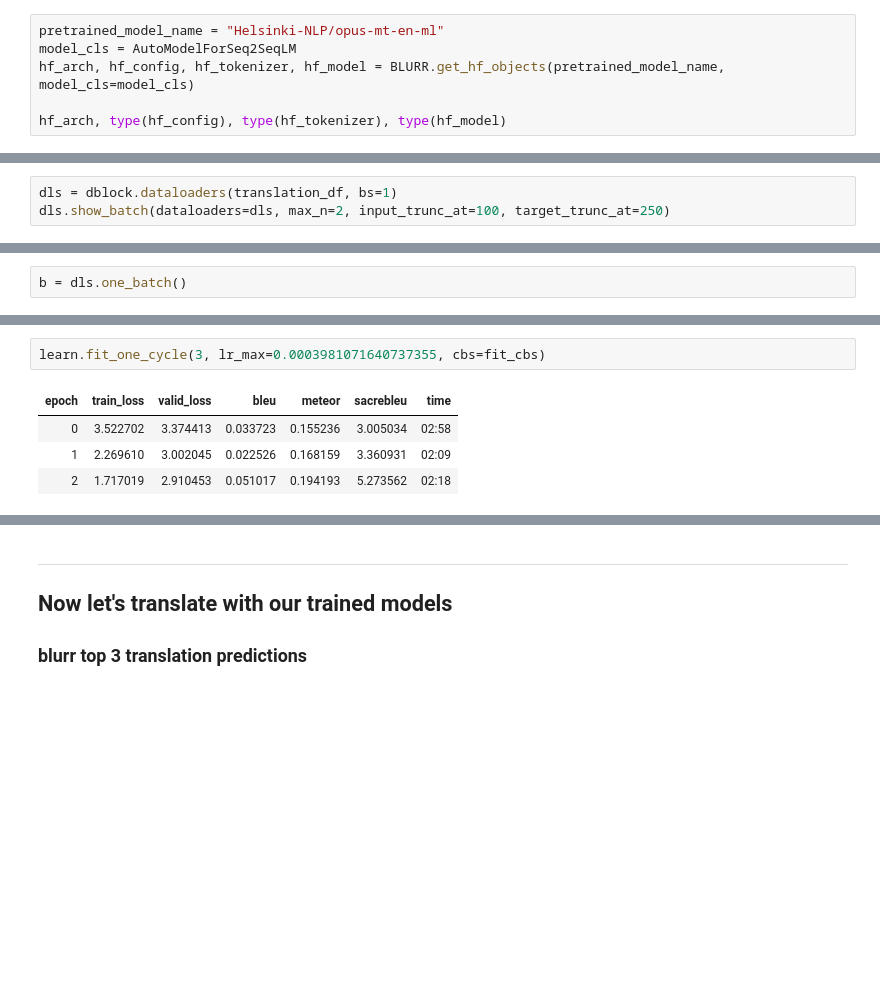
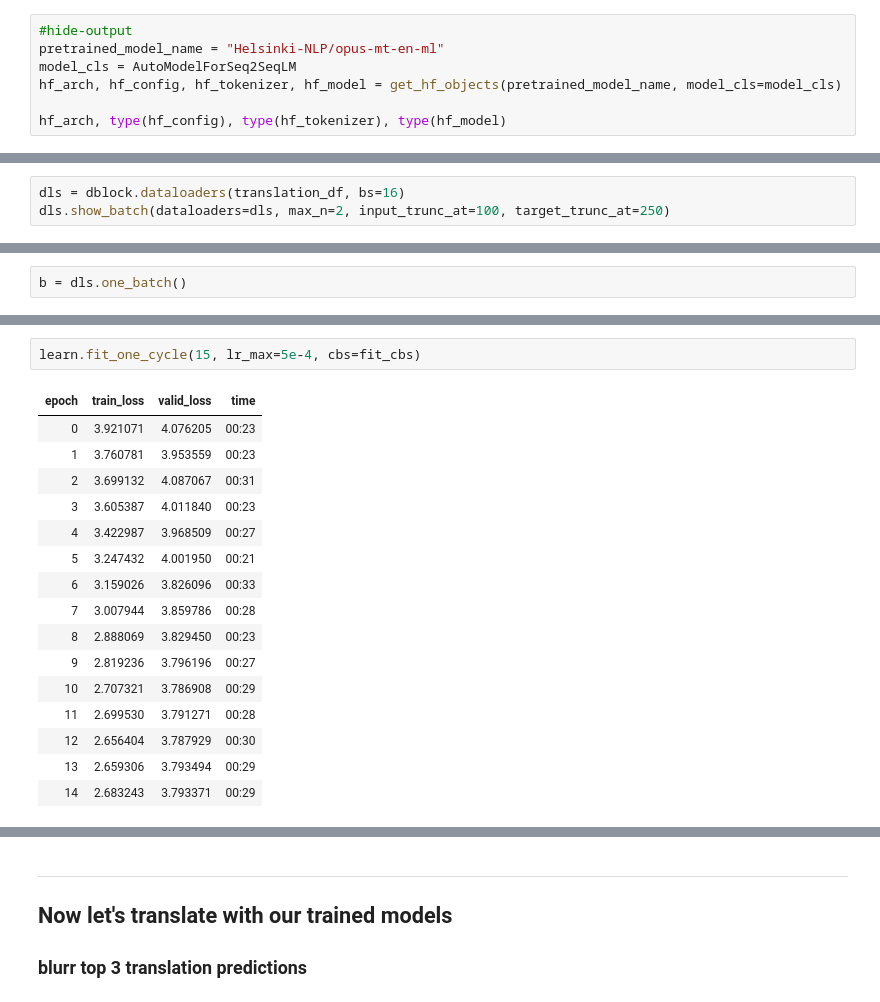
Before and after one commit to kurianbenoy/ml-blog, a Jupyter notebook: _notebooks/2022-03-13-hfenml-translate.ipynb, the cells around one changed output, grey strips where cells are left out. Saved outputs shown, nothing was run; the diff lists cells and outputs as text; blank space fills up the shorter version.

```diff
--- a/_notebooks/2022-03-13-hfenml-translate.ipynb
+++ b/_notebooks/2022-03-13-hfenml-translate.ipynb
@@ -67,9 +65,10 @@ from fastai.learner import *
 from fastai.optimizer import *
 from transformers import *
 # %%
+#hide-output
 pretrained_model_name = "Helsinki-NLP/opus-mt-en-ml"
 model_cls = AutoModelForSeq2SeqLM
-hf_arch, hf_config, hf_tokenizer, hf_model = BLURR.get_hf_objects(pretrained_model_name, model_cls=model_cls)
+hf_arch, hf_config, hf_tokenizer, hf_model = get_hf_objects(pretrained_model_name, model_cls=model_cls)
 
 hf_arch, type(hf_config), type(hf_tokenizer), type(hf_model)
 # %% [output]
@@ -91,7 +107,7 @@ translation_df.head()
 blocks = (Seq2SeqTextBlock(hf_arch, hf_config, hf_tokenizer, hf_model), noop)
 dblock = DataBlock(blocks=blocks, get_x=ColReader("en"), get_y=ColReader("ml"), splitter=RandomSplitter())
 # %%
-dls = dblock.dataloaders(translation_df, bs=1)
+dls = dblock.dataloaders(translation_df, bs=16)
 dls.show_batch(dataloaders=dls, max_n=2, input_trunc_at=100, target_trunc_at=250)
 # %% [output]
 |  | text | target |
@@ -175,10 +226,22 @@ SuggestedLRs(minimum=0.0002511886414140463, steep=1.3182567499825382e-06, valley
 # %%
-learn.fit_one_cycle(3, lr_max=0.0003981071640737355, cbs=fit_cbs)
+learn.fit_one_cycle(15, lr_max=5e-4, cbs=fit_cbs)
 # %% [output]
-| epoch | train_loss | valid_loss | bleu | meteor | sacrebleu | time |
-| 0 | 3.522702 | 3.374413 | 0.033723 | 0.155236 | 3.005034 | 02:58 |
-| 1 | 2.269610 | 3.002045 | 0.022526 | 0.168159 | 3.360931 | 02:09 |
-| 2 | 1.717019 | 2.910453 | 0.051017 | 0.194193 | 5.273562 | 02:18 |
+| epoch | train_loss | valid_loss | time |
+| 0 | 3.921071 | 4.076205 | 00:23 |
+| 1 | 3.760781 | 3.953559 | 00:23 |
+| 2 | 3.699132 | 4.087067 | 00:31 |
+| 3 | 3.605387 | 4.011840 | 00:23 |
+| 4 | 3.422987 | 3.968509 | 00:27 |
+| 5 | 3.247432 | 4.001950 | 00:21 |
+| 6 | 3.159026 | 3.826096 | 00:33 |
+| 7 | 3.007944 | 3.859786 | 00:28 |
+| 8 | 2.888069 | 3.829450 | 00:23 |
+| 9 | 2.819236 | 3.796196 | 00:27 |
+| 10 | 2.707321 | 3.786908 | 00:29 |
+| 11 | 2.699530 | 3.791271 | 00:28 |
+| 12 | 2.656404 | 3.787929 | 00:30 |
+| 13 | 2.659306 | 3.793494 | 00:29 |
+| 14 | 2.683243 | 3.793371 | 00:29 |
 # %%
 learn.show_results(learner=learn, input_trunc_at=500, target_trunc_at=500)
 # %% [output]
```
Also changed, not shown: parts of 18 cells of this notebook.
